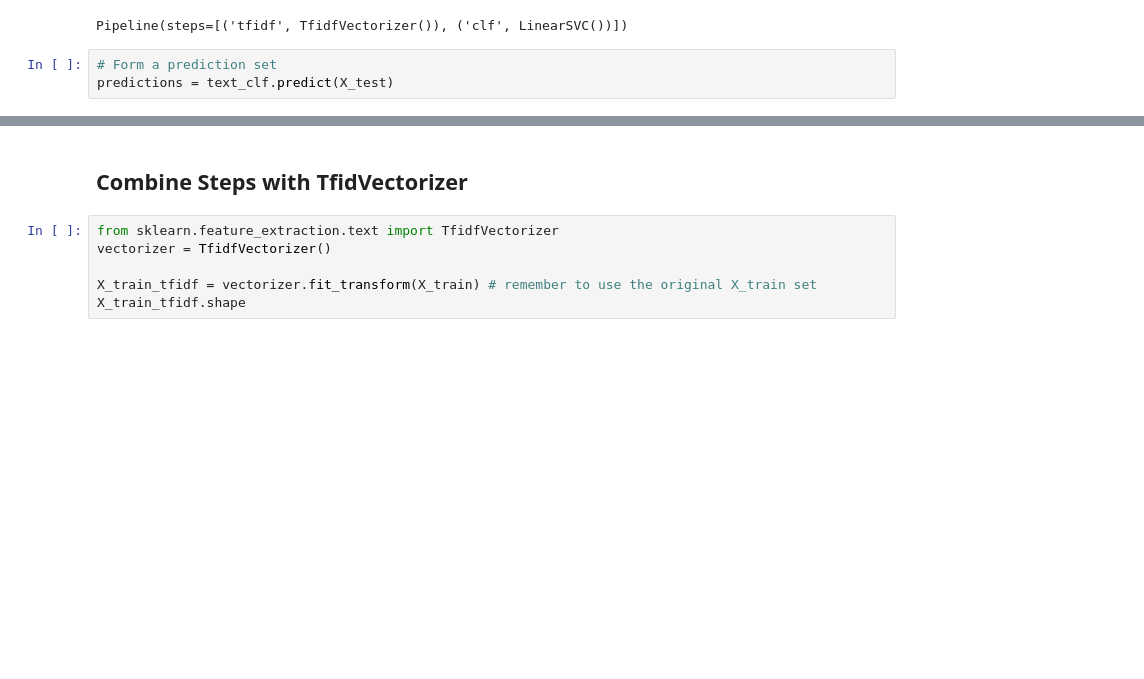
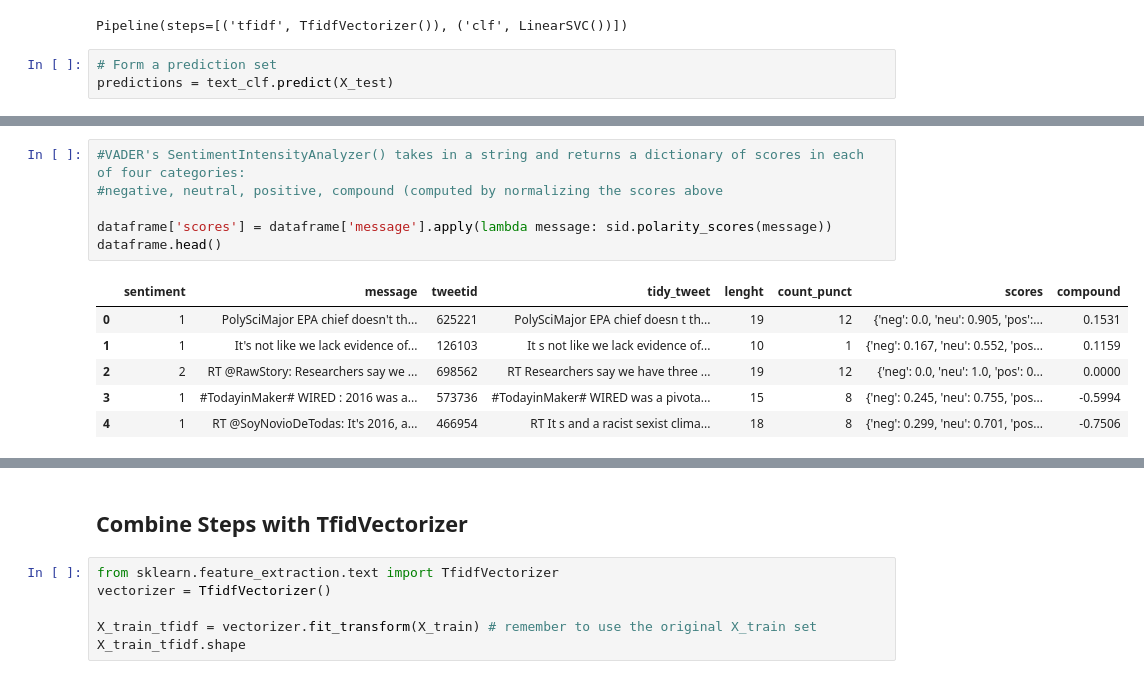
Before and after one commit to SibusisoTL/classification-predict, a Jupyter notebook: Classification_notebook.ipynb, the cells around one changed output, grey strips where cells are left out. Drawn from its saved outputs; the diff is of its cells as text; blank space fills up the shorter version.

```diff
--- a/Classification_notebook.ipynb
+++ b/Classification_notebook.ipynb
@@ -130,0 +217,13 @@ print(metrics.confusion_matrix(y_test,predictions))
+# %%
+#VADER's SentimentIntensityAnalyzer() takes in a string and returns a dictionary of scores in each of four categories:
+#negative, neutral, positive, compound (computed by normalizing the scores above
+
+dataframe['scores'] = dataframe['message'].apply(lambda message: sid.polarity_scores(message))
+dataframe.head()
+# %% [output]
+|  | sentiment | message | tweetid | tidy_tweet | lenght | count_punct | scores | compound |
+| 0 | 1 | PolySciMajor EPA chief doesn't th... | 625221 | PolySciMajor EPA chief doesn t th... | 19 | 12 | {'neg': 0.0, 'neu': 0.905, 'pos':... | 0.1531 |
+| 1 | 1 | It's not like we lack evidence of... | 126103 | It s not like we lack evidence of... | 10 | 1 | {'neg': 0.167, 'neu': 0.552, 'pos... | 0.1159 |
+| 2 | 2 | RT @RawStory: Researchers say we ... | 698562 | RT Researchers say we have three ... | 19 | 12 | {'neg': 0.0, 'neu': 1.0, 'pos': 0... | 0.0000 |
+| 3 | 1 | #TodayinMaker# WIRED : 2016 was a... | 573736 | #TodayinMaker# WIRED was a pivota... | 15 | 8 | {'neg': 0.245, 'neu': 0.755, 'pos... | -0.5994 |
+| 4 | 1 | RT @SoyNovioDeTodas: It's 2016, a... | 466954 | RT It s and a racist sexist clima... | 18 | 8 | {'neg': 0.299, 'neu': 0.701, 'pos... | -0.7506 |
```
Also changed, not shown: parts of 56 cells of this notebook, 3 other files.
